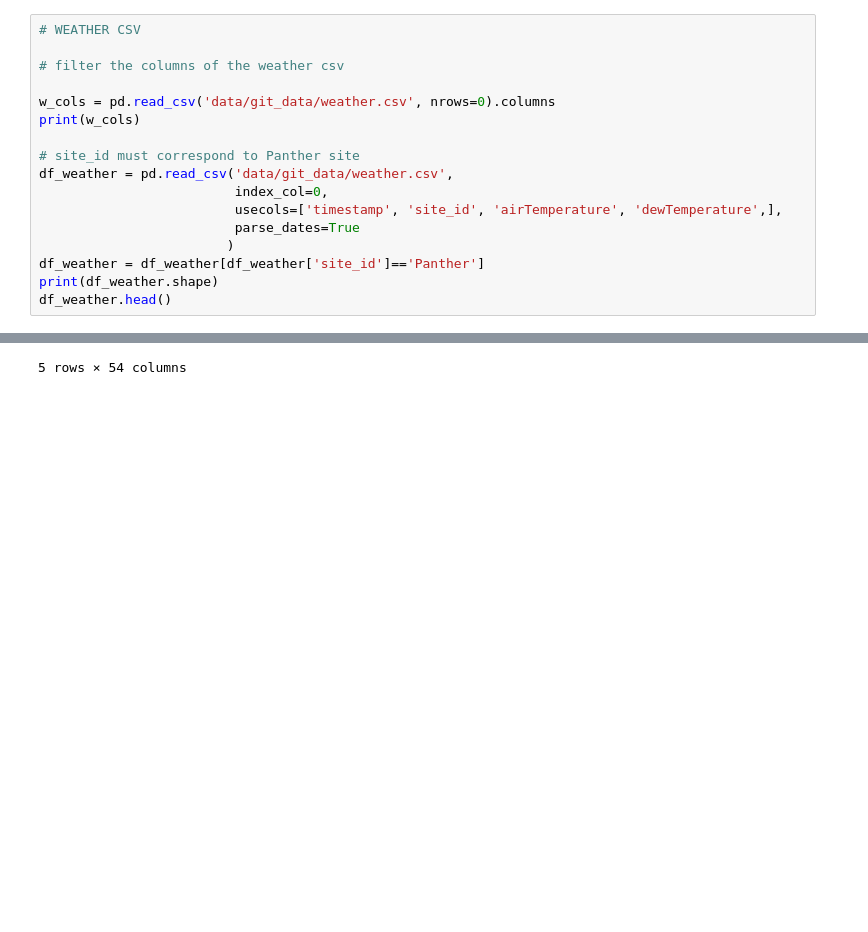
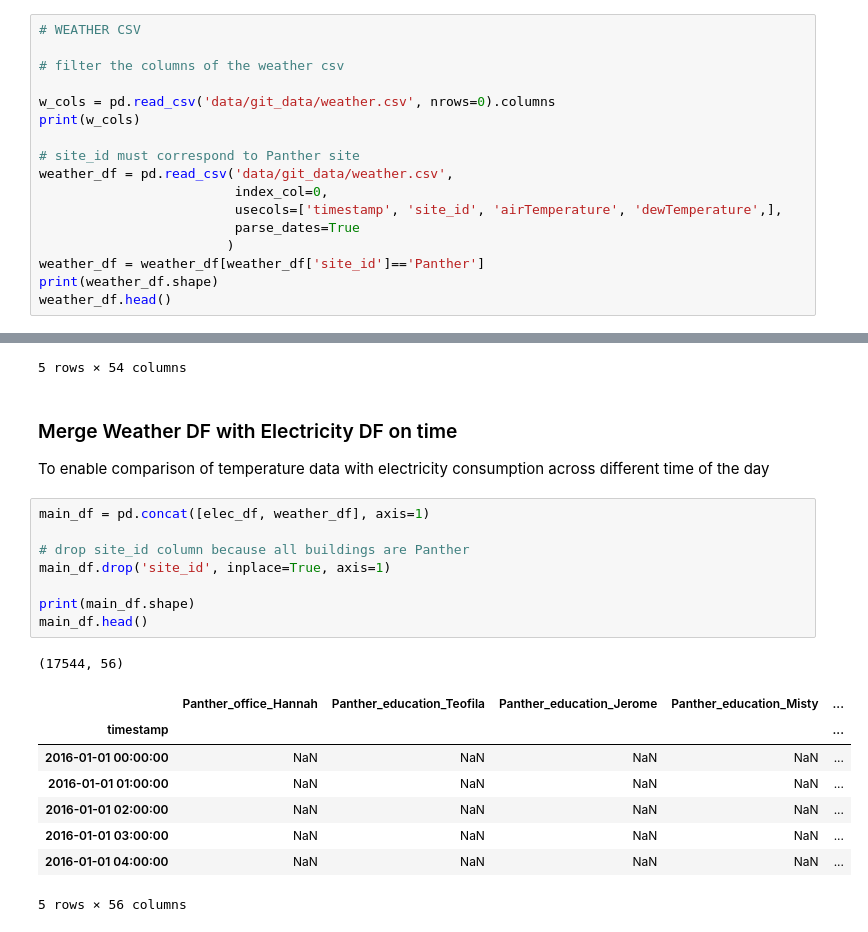
Before and after one commit to danieluyere/Data-Analysis-Practice, a Jupyter notebook: Building-Data-Genome-Project/1-data-analysis.ipynb, the cells around one changed output, grey strips where cells are left out. Drawn from its saved outputs; the diff is of its cells as text; blank space fills up the shorter version.

Commit message:
fix: unified dfs naming & feat: merged weather df with electricity df

```diff
--- a/Building-Data-Genome-Project/1-data-analysis.ipynb
+++ b/Building-Data-Genome-Project/1-data-analysis.ipynb
@@ -94,14 +94,14 @@ w_cols = pd.read_csv('data/git_data/weather.csv', nrows=0).columns
 print(w_cols)
 
 # site_id must correspond to Panther site
-df_weather = pd.read_csv('data/git_data/weather.csv',
+weather_df = pd.read_csv('data/git_data/weather.csv',
                          index_col=0,
                          usecols=['timestamp', 'site_id', 'airTemperature', 'dewTemperature',],
                          parse_dates=True
                         )
-df_weather = df_weather[df_weather['site_id']=='Panther']
-print(df_weather.shape)
-df_weather.head()
+weather_df = weather_df[weather_df['site_id']=='Panther']
+print(weather_df.shape)
+weather_df.head()
 # %% [output]
 Index(['timestamp', 'site_id', 'airTemperature', 'cloudCoverage',
        'dewTemperature', 'precipDepth1HR', 'precipDepth6HR', 'seaLvlPressure',
@@ -139,3 +139,24 @@ elec_normalized.sample(5)
 | 2016-07-20 01:00:00 | 0.018034 | 0.010237 | 0.010510 | 0.003977 | ... |
 | 2017-01-08 13:00:00 | 0.028928 | 0.014863 | 0.018024 | 0.025432 | ... |
 5 rows × 54 columns
+# %% [markdown]
+### Merge Weather DF with Electricity DF on time
+To enable comparison of temperature data with electricity consumption across different time of the day
+# %%
+main_df = pd.concat([elec_df, weather_df], axis=1)
+
+# drop site_id column because all buildings are Panther
+main_df.drop('site_id', inplace=True, axis=1)
+
+print(main_df.shape)
+main_df.head()
+# %% [output]
+(17544, 56)
+|  | Panther_office_Hannah | Panther_education_Teofila | Panther_education_Jerome | Panther_education_Misty | ... |
+| timestamp |  |  |  |  | ... |
+| 2016-01-01 00:00:00 | NaN | NaN | NaN | NaN | ... |
+| 2016-01-01 01:00:00 | NaN | NaN | NaN | NaN | ... |
+| 2016-01-01 02:00:00 | NaN | NaN | NaN | NaN | ... |
+| 2016-01-01 03:00:00 | NaN | NaN | NaN | NaN | ... |
+| 2016-01-01 04:00:00 | NaN | NaN | NaN | NaN | ... |
+5 rows × 56 columns
```
Also changed, not shown: parts of 1 cell of this notebook.
